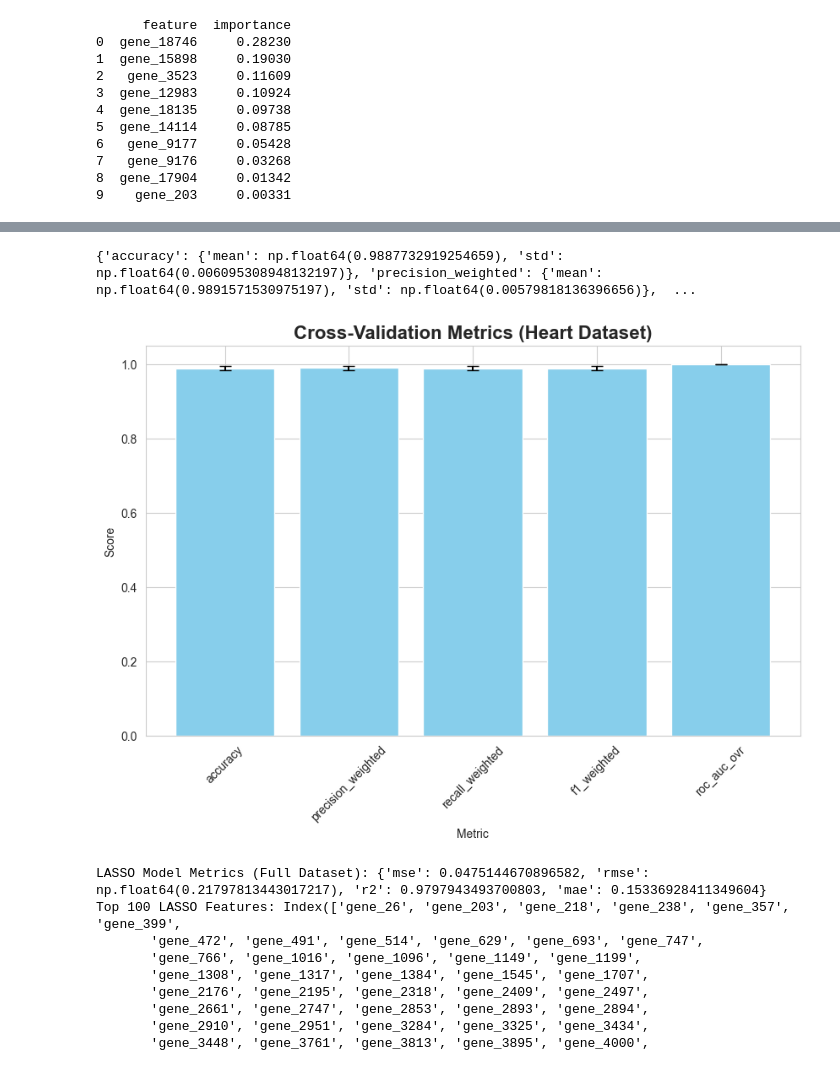
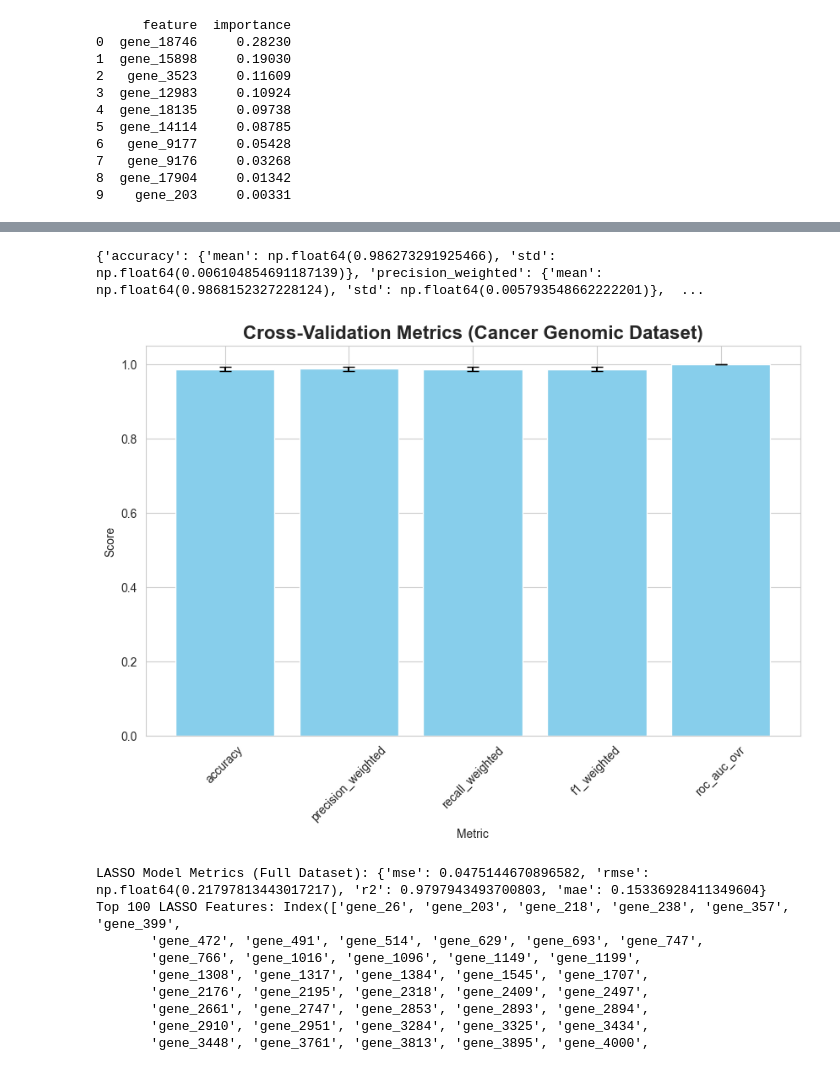
Before and after one commit to csci1851/homework-2-ashleywoertz, a Jupyter notebook: homework2/src/playground.ipynb, the cells around one changed output, grey strips where cells are left out. Cells and saved outputs as stored; diff of their text form; code cells hidden in the pictures.

```diff
--- a/homework2/src/playground.ipynb
+++ b/homework2/src/playground.ipynb
@@ -471,24 +488,24 @@ Metrics: {'accuracy': 0.9875518672199171, 'precision': 0.9879534198902422, 'reca
 # %%
 # TASK: evlaute w/ k-fold cross validation in multi-class context
 cv_results = cancer_model.cross_validate(X_cancer, y_cancer)
 print(cv_results)
 
 # CROSS VALIDATION RESULTS
 metrics = ["accuracy", "precision_weighted", "recall_weighted", "f1_weighted", "roc_auc_ovr"]
 
 means = [cv_results[metric]["mean"] for metric in metrics]
 std = [cv_results[metric]["std"] for metric in metrics]
 
 plt.figure(figsize = (10, 6))
 plt.bar(metrics, means, yerr = std, capsize = 5, color = "skyblue")
 plt.ylabel("Score")
-plt.title("Cross-Validation Metrics (Heart Dataset)", fontsize = 16, fontweight = "bold")
+plt.title("Cross-Validation Metrics (Cancer Genomic Dataset)", fontsize = 16, fontweight = "bold")
 plt.xlabel("Metric")
 plt.xticks(rotation = 45)
 plt.show()
 # %% [output]
-{'accuracy': {'mean': np.float64(0.9887732919254659), 'std': np.float64(0.006095308948132197)}, 'precision_weighted': {'mean': np.float64(0.9891571530975197), 'std': np.float64(0.00579818136396656)},  ...
+{'accuracy': {'mean': np.float64(0.986273291925466), 'std': np.float64(0.006104854691187139)}, 'precision_weighted': {'mean': np.float64(0.9868152327228124), 'std': np.float64(0.005793548662222201)},  ...
-[figure, old version]
+[figure, new version]
 # %%
 # TASK: model architecture from HW1 + perform feature selection/importance
 import sys
```
Also changed, not shown: parts of 1 cell of this notebook.
